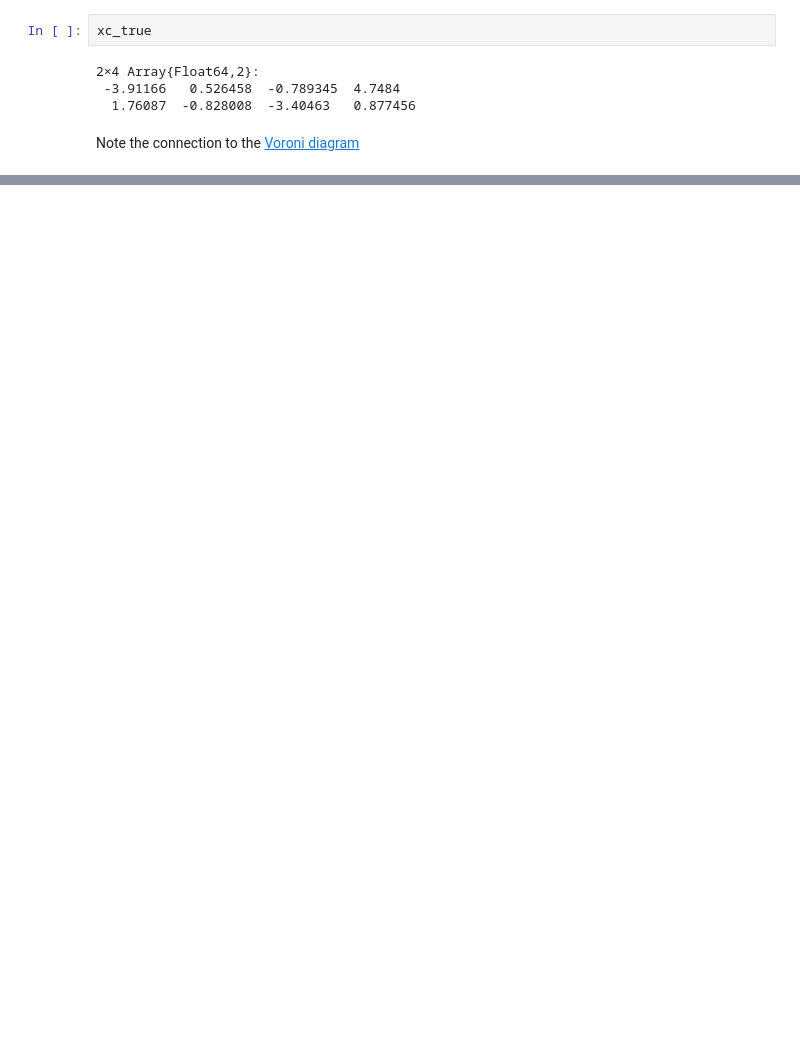
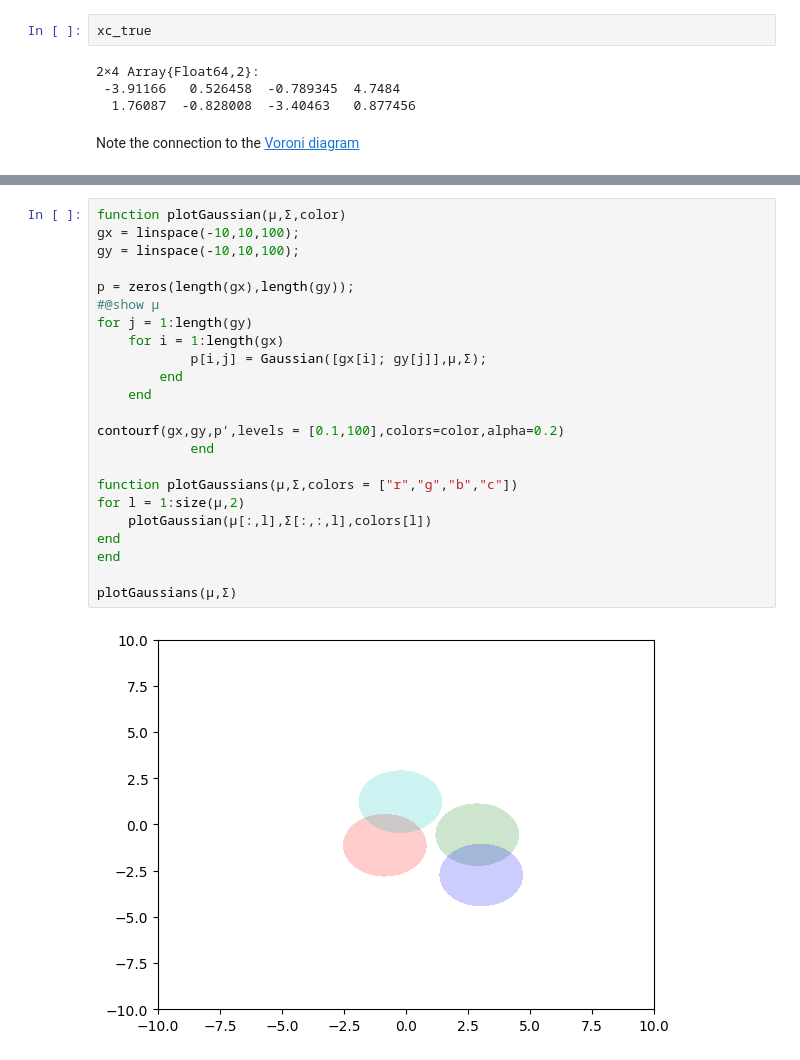
Before and after one commit to Alexander-Barth/MachineLearningNotebooks, a Jupyter notebook: K-means-From-Scratch.ipynb, the cells around one changed output, grey strips where cells are left out. Cells and saved outputs as stored; diff of their text form; blank space fills up the shorter version.

```diff
--- a/K-means-From-Scratch.ipynb
+++ b/K-means-From-Scratch.ipynb
@@ -151,0 +196,25 @@ Note the connection to the [Voroni diagram](https://en.wikipedia.org/wiki/Vorono
+# %%
+function plotGaussian(μ,Σ,color)
+gx = linspace(-10,10,100);
+gy = linspace(-10,10,100);
+
+p = zeros(length(gx),length(gy));
+#@show μ
+for j = 1:length(gy)
+    for i = 1:length(gx)
+            p[i,j] = Gaussian([gx[i]; gy[j]],μ,Σ);
+        end
+    end
+
+contourf(gx,gy,p',levels = [0.1,100],colors=color,alpha=0.2)
+            end
+
+function plotGaussians(μ,Σ,colors = ["r","g","b","c"])
+for l = 1:size(μ,2)
+    plotGaussian(μ[:,l],Σ[:,:,l],colors[l])
+end
+end
+
+plotGaussians(μ,Σ)
+# %% [output]
+[figure, added]
```
Also changed, not shown: parts of 22 cells of this notebook.
